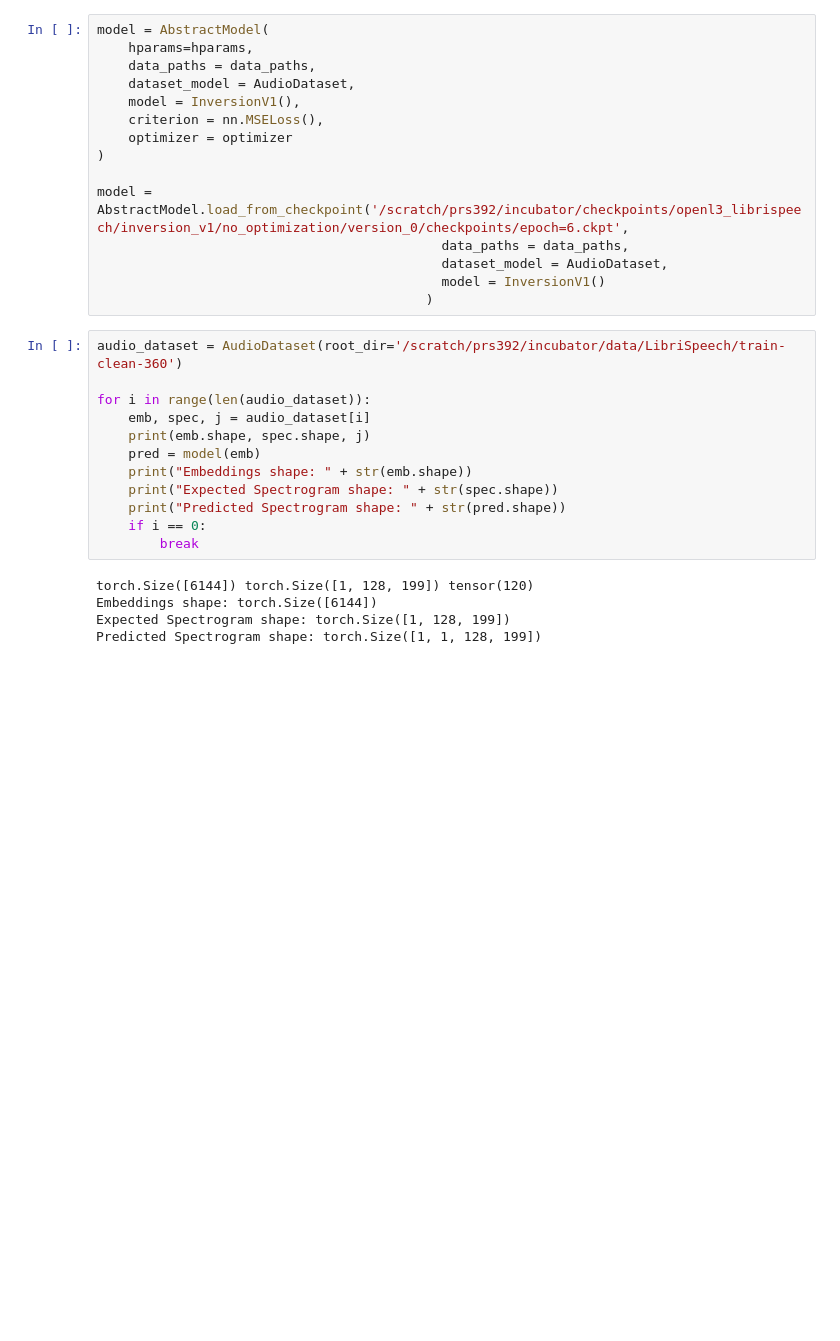
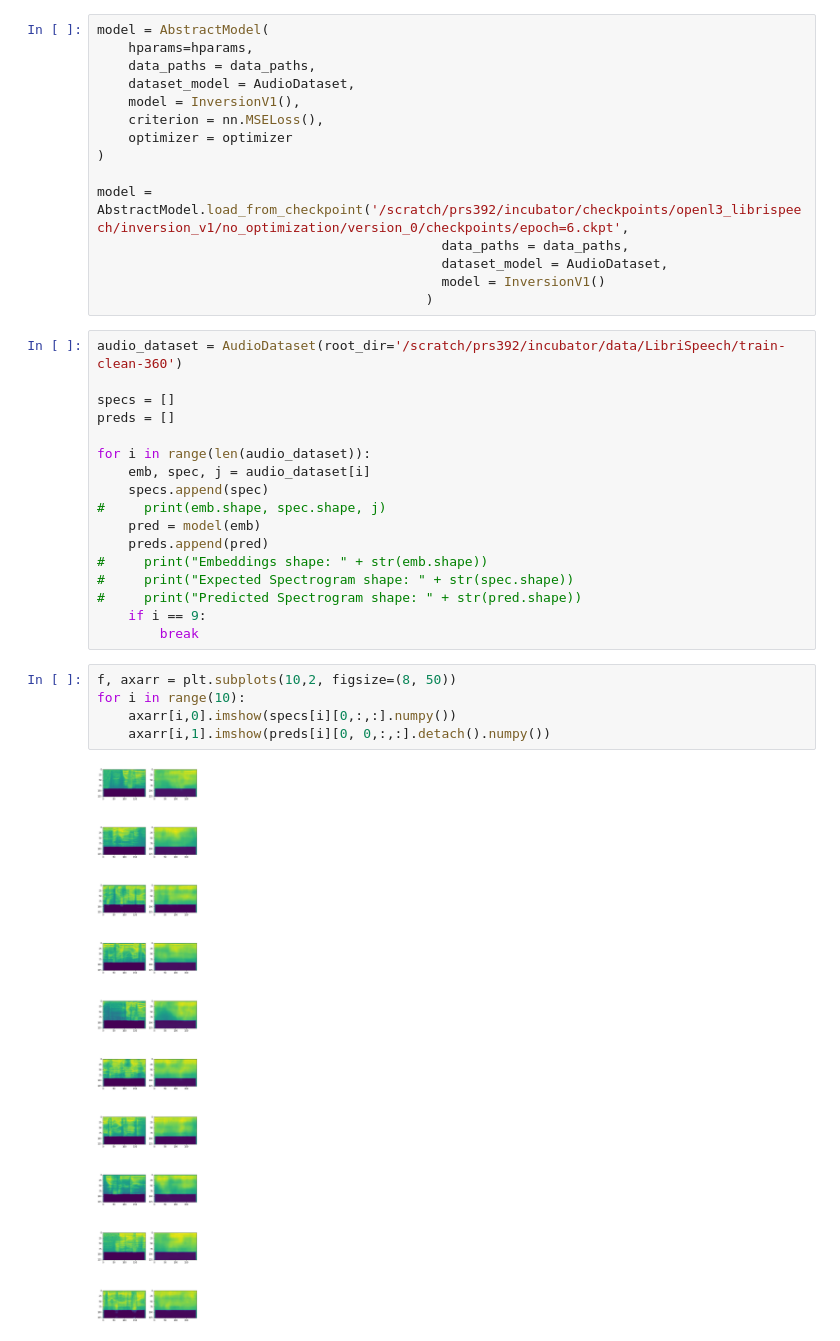
Before and after one commit to Param9498/non-invertible-audio-feature-generation, a Jupyter notebook: development/param/openl3_librispeech/inversion_models/test.ipynb, the cells around one changed output. Cells and saved outputs as stored; diff of their text form; blank space fills up the shorter version.

```diff
--- a/development/param/openl3_librispeech/inversion_models/test.ipynb
+++ b/development/param/openl3_librispeech/inversion_models/test.ipynb
@@ -52,17 +56,24 @@ model = AbstractModel.load_from_checkpoint('/scratch/prs392/incubator/checkpoint
 # %%
 audio_dataset = AudioDataset(root_dir='/scratch/prs392/incubator/data/LibriSpeech/train-clean-360')
 
+specs = []
+preds = []
+
 for i in range(len(audio_dataset)):
     emb, spec, j = audio_dataset[i]
-    print(emb.shape, spec.shape, j)
+    specs.append(spec)
+#     print(emb.shape, spec.shape, j)
     pred = model(emb)
-    print("Embeddings shape: " + str(emb.shape))
-    print("Expected Spectrogram shape: " + str(spec.shape))
-    print("Predicted Spectrogram shape: " + str(pred.shape))
-    if i == 0:
+    preds.append(pred)
+#     print("Embeddings shape: " + str(emb.shape))
+#     print("Expected Spectrogram shape: " + str(spec.shape))
+#     print("Predicted Spectrogram shape: " + str(pred.shape))
+    if i == 9:
         break
-# %% [output]
-torch.Size([6144]) torch.Size([1, 128, 199]) tensor(120)
-Embeddings shape: torch.Size([6144])
-Expected Spectrogram shape: torch.Size([1, 128, 199])
-Predicted Spectrogram shape: torch.Size([1, 1, 128, 199])
+# %%
+f, axarr = plt.subplots(10,2, figsize=(8, 50))
+for i in range(10):
+    axarr[i,0].imshow(specs[i][0,:,:].numpy())
+    axarr[i,1].imshow(preds[i][0, 0,:,:].detach().numpy())
+# %% [output]
+[figure, added]
```
Also changed, not shown: parts of 8 cells of this notebook, 4 other files.
